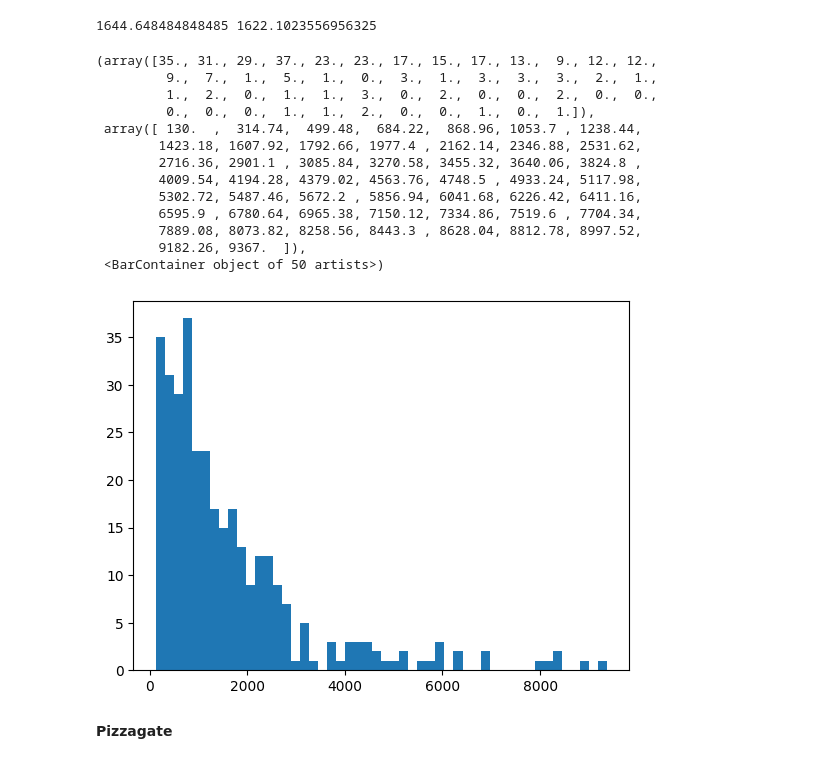
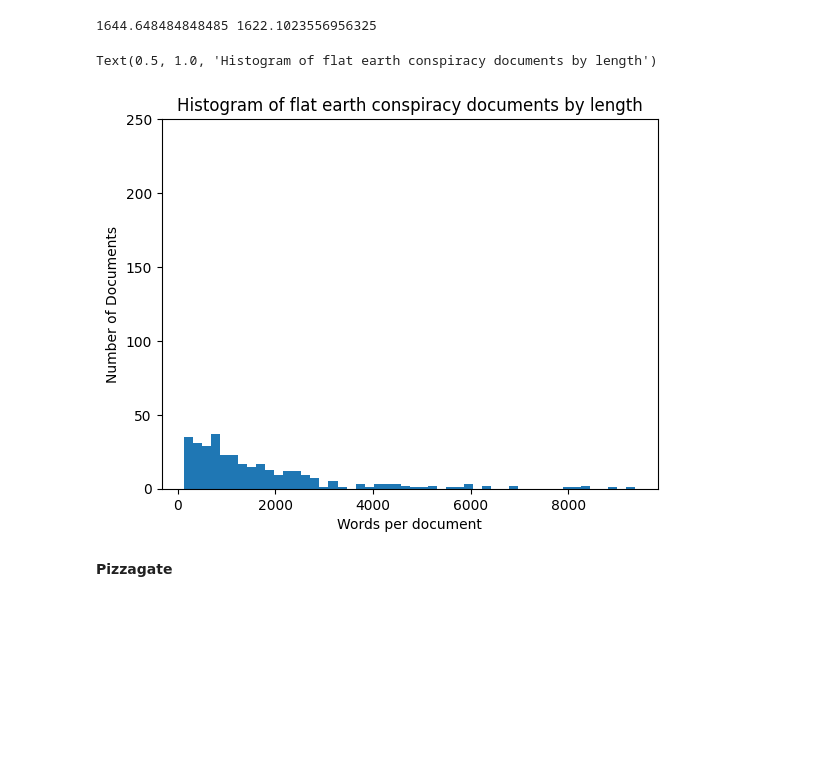
Before and after one commit to linkuew/ct_identify, a Jupyter notebook: code/data_stats_extra.ipynb, the cells around one changed output. Saved outputs shown, nothing was run; the diff lists cells and outputs as text; code cells hidden in the pictures; blank space fills up the shorter version.

```diff
--- a/code/data_stats_extra.ipynb
+++ b/code/data_stats_extra.ipynb
@@ -102,22 +91,16 @@ print(femean, festdev)
 # %% [output]
 1644.648484848485 1622.1023556956325
 # %%
-plt.hist(felens, bins=50)
+fig, ax = plt.subplots()
+
+ax.hist(felens, bins=50)
+ax.set_ylim(0, 250)
+ax.set_ylabel("Number of Documents")
+ax.set_xlabel("Words per document")
+ax.set_title("Histogram of " + "flat earth" + " " + "conspiracy" + " documents by length")
 # %% [output]
-(array([35., 31., 29., 37., 23., 23., 17., 15., 17., 13.,  9., 12., 12.,
-         9.,  7.,  1.,  5.,  1.,  0.,  3.,  1.,  3.,  3.,  3.,  2.,  1.,
-         1.,  2.,  0.,  1.,  1.,  3.,  0.,  2.,  0.,  0.,  2.,  0.,  0.,
-         0.,  0.,  0.,  1.,  1.,  2.,  0.,  0.,  1.,  0.,  1.]),
- array([ 130.  ,  314.74,  499.48,  684.22,  868.96, 1053.7 , 1238.44,
-        1423.18, 1607.92, 1792.66, 1977.4 , 2162.14, 2346.88, 2531.62,
-        2716.36, 2901.1 , 3085.84, 3270.58, 3455.32, 3640.06, 3824.8 ,
-        4009.54, 4194.28, 4379.02, 4563.76, 4748.5 , 4933.24, 5117.98,
-        5302.72, 5487.46, 5672.2 , 5856.94, 6041.68, 6226.42, 6411.16,
-        6595.9 , 6780.64, 6965.38, 7150.12, 7334.86, 7519.6 , 7704.34,
-        7889.08, 8073.82, 8258.56, 8443.3 , 8628.04, 8812.78, 8997.52,
-        9182.26, 9367.  ]),
- <BarContainer object of 50 artists>)
+Text(0.5, 1.0, 'Histogram of flat earth conspiracy documents by length')
-[figure, old version]
+[figure, new version]
 # %% [markdown]
 **Pizzagate**
 # %%
```
Also changed, not shown: parts of 6 cells of this notebook.
